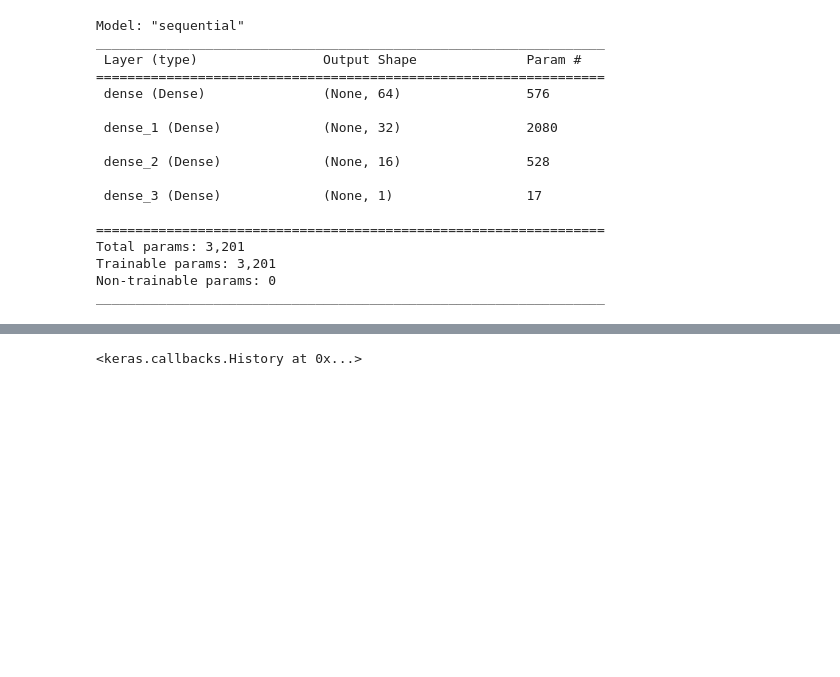
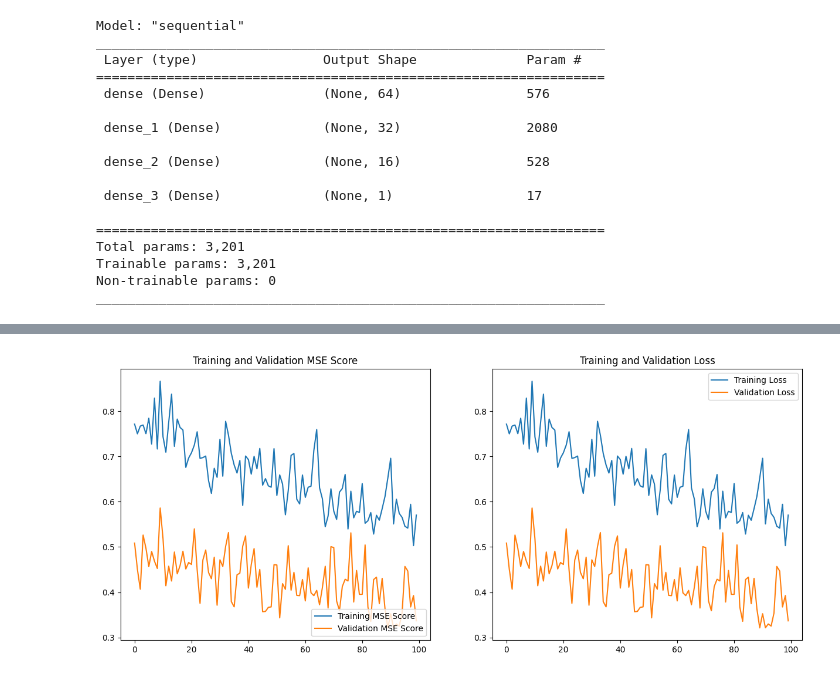
Before and after one commit to Kamalesh1512/Heat-flux-prediction, a Jupyter notebook: Notebook/heat-flux-prediction.ipynb, the cells around one changed output, grey strips where cells are left out. Cells and saved outputs as stored; diff of their text form; code cells hidden in the pictures; blank space fills up the shorter version.

```diff
--- a/Notebook/heat-flux-prediction.ipynb
+++ b/Notebook/heat-flux-prediction.ipynb
@@ -306,0 +381,15 @@ _________________________________________________________________
+# %%
+model = Sequential()
+model.add(Dense(64, activation='relu', input_dim=X_train.shape[1]))
+model.add(Dropout(0.2))
+model.add(Dense(32, activation='relu'))
+model.add(Dense(16, activation ='relu'))
+model.add(Dropout(0.2))
+model.add(Dense(1, activation='linear'))
+metrics = [
+    tf.keras.metrics.MeanSquaredError(name="mean_squared_error", dtype=None)]
+
+# Compile the model
+model.compile(loss='mean_squared_error', optimizer=Adam(learning_rate=0.001),metrics=metrics)
+
+model.summary()
@@ -307,6 +414,29 @@ _________________________________________________________________
 # %%
 # Train the model
-model.fit(X_train_scaled, y_train, epochs=100, batch_size=32, verbose=0)
+history=model.fit(X_train_scaled, y_train, epochs=100,validation_data=(X_test_scaled,y_test),
+          batch_size=32,verbose=0)
-# %% [output]
-<keras.callbacks.History at 0x...>
+# %%
+mse = history.history['mean_squared_error']
+val_mse = history.history['val_mean_squared_error']
+
+loss = history.history['loss']
+val_loss = history.history['val_loss']
+
+epochs_range = range(100)
+
+plt.figure(figsize=(15,6))
+plt.subplot(1, 2, 1)
+plt.plot(epochs_range, mse, label='Training MSE Score')
+plt.plot(epochs_range, val_mse, label='Validation MSE Score')
+plt.legend(loc='lower right')
+plt.title('Training and Validation MSE Score')
+
+plt.subplot(1, 2, 2)
+plt.plot(epochs_range, loss, label='Training Loss')
+plt.plot(epochs_range, val_loss, label='Validation Loss')
+plt.legend(loc='upper right')
+plt.title('Training and Validation Loss')
+plt.show()
+# %% [output]
+[figure, added]
 # %%
```
Also changed, not shown: parts of 11 cells of this notebook.
